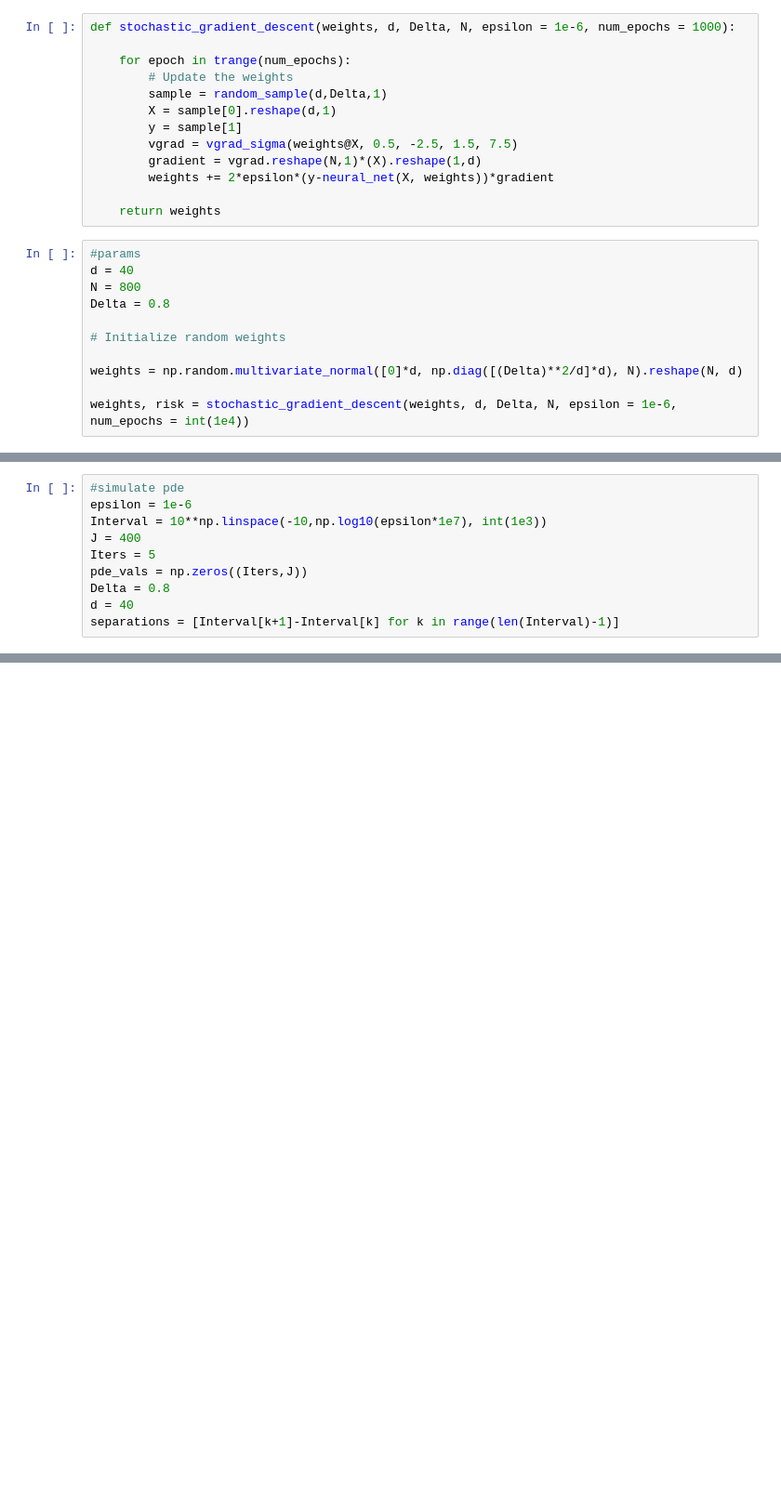
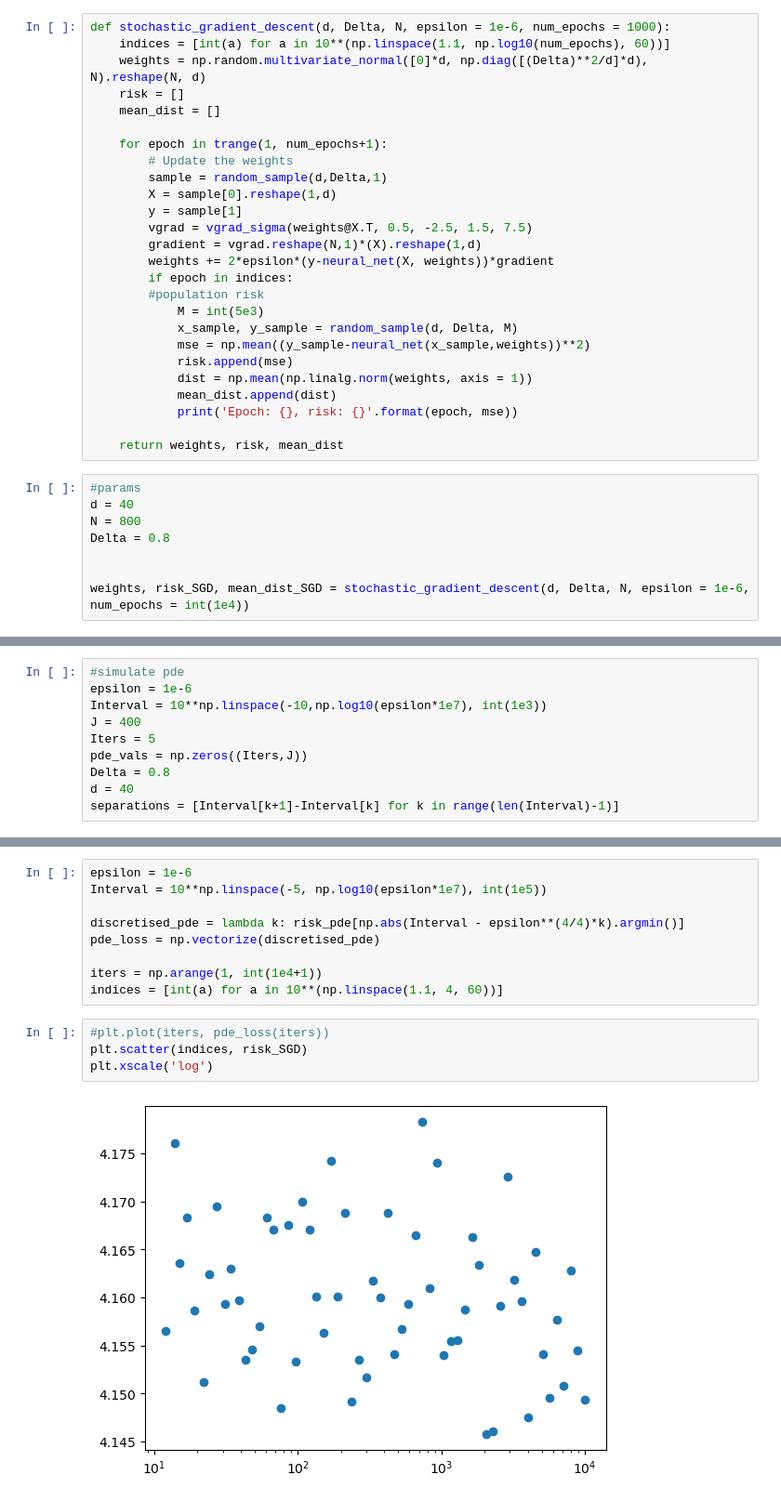
Before and after one commit to PantelisTass/Imperial-UROP-Project-SGD, a Jupyter notebook: SGD Isoptropic Gaussians.ipynb, the cells around one changed output, grey strips where cells are left out. Shown at 93% size. Drawn from its saved outputs; the diff is of its cells as text; blank space fills up the shorter version.

```diff
--- a/SGD Isoptropic Gaussians.ipynb
+++ b/SGD Isoptropic Gaussians.ipynb
@@ -59,27 +59,37 @@ def neural_net(x, θ):
     out = vsigma(θ@x.T, 0.5, -2.5, 1.5, 7.5)
     return np.mean(out, axis = 0).reshape(n,1)
 # %%
-def stochastic_gradient_descent(weights, d, Delta, N, epsilon = 1e-6, num_epochs = 1000):
+def stochastic_gradient_descent(d, Delta, N, epsilon = 1e-6, num_epochs = 1000):
+    indices = [int(a) for a in 10**(np.linspace(1.1, np.log10(num_epochs), 60))]
+    weights = np.random.multivariate_normal([0]*d, np.diag([(Delta)**2/d]*d), N).reshape(N, d)
+    risk = []
+    mean_dist = []
 
-    for epoch in trange(num_epochs):
+    for epoch in trange(1, num_epochs+1):
         # Update the weights
         sample = random_sample(d,Delta,1)
-        X = sample[0].reshape(d,1)
+        X = sample[0].reshape(1,d)
         y = sample[1]
-        vgrad = vgrad_sigma(weights@X, 0.5, -2.5, 1.5, 7.5)
+        vgrad = vgrad_sigma(weights@X.T, 0.5, -2.5, 1.5, 7.5)
         gradient = vgrad.reshape(N,1)*(X).reshape(1,d)
         weights += 2*epsilon*(y-neural_net(X, weights))*gradient
+        if epoch in indices:
+        #population risk
+            M = int(5e3)
+            x_sample, y_sample = random_sample(d, Delta, M)
+            mse = np.mean((y_sample-neural_net(x_sample,weights))**2)
+            risk.append(mse)
+            dist = np.mean(np.linalg.norm(weights, axis = 1))
+            mean_dist.append(dist)
+            print('Epoch: {}, risk: {}'.format(epoch, mse))
 
-    return weights
+    return weights, risk, mean_dist
 # %%
 #params
 d = 40
 N = 800
 Delta = 0.8
 
-# Initialize random weights
 
-weights = np.random.multivariate_normal([0]*d, np.diag([(Delta)**2/d]*d), N).reshape(N, d)
-
-weights, risk = stochastic_gradient_descent(weights, d, Delta, N, epsilon = 1e-6, num_epochs = int(1e4))
+weights, risk_SGD, mean_dist_SGD = stochastic_gradient_descent(d, Delta, N, epsilon = 1e-6, num_epochs = int(1e4))
 # %% [output]
@@ -376,0 +397,15 @@ Elapsed time: 0.23653006553649902
+# %%
+epsilon = 1e-6
+Interval = 10**np.linspace(-5, np.log10(epsilon*1e7), int(1e5))
+
+discretised_pde = lambda k: risk_pde[np.abs(Interval - epsilon**(4/4)*k).argmin()]
+pde_loss = np.vectorize(discretised_pde)
+
+iters = np.arange(1, int(1e4+1))
+indices = [int(a) for a in 10**(np.linspace(1.1, 4, 60))]
+# %%
+#plt.plot(iters, pde_loss(iters))
+plt.scatter(indices, risk_SGD)
+plt.xscale('log')
+# %% [output]
+[figure, added]
```
Also changed, not shown: parts of 12 cells of this notebook, 5 other files.
